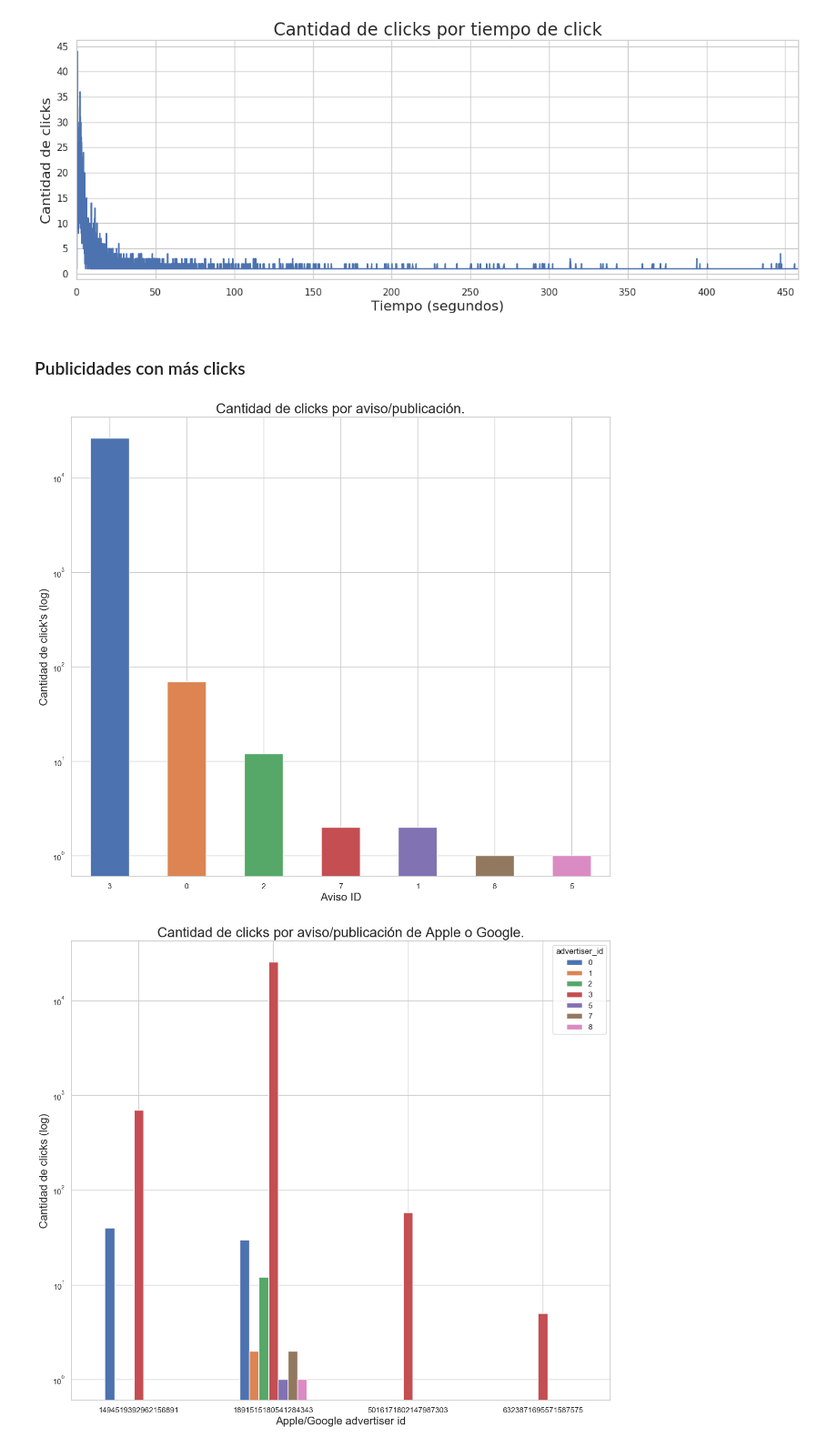
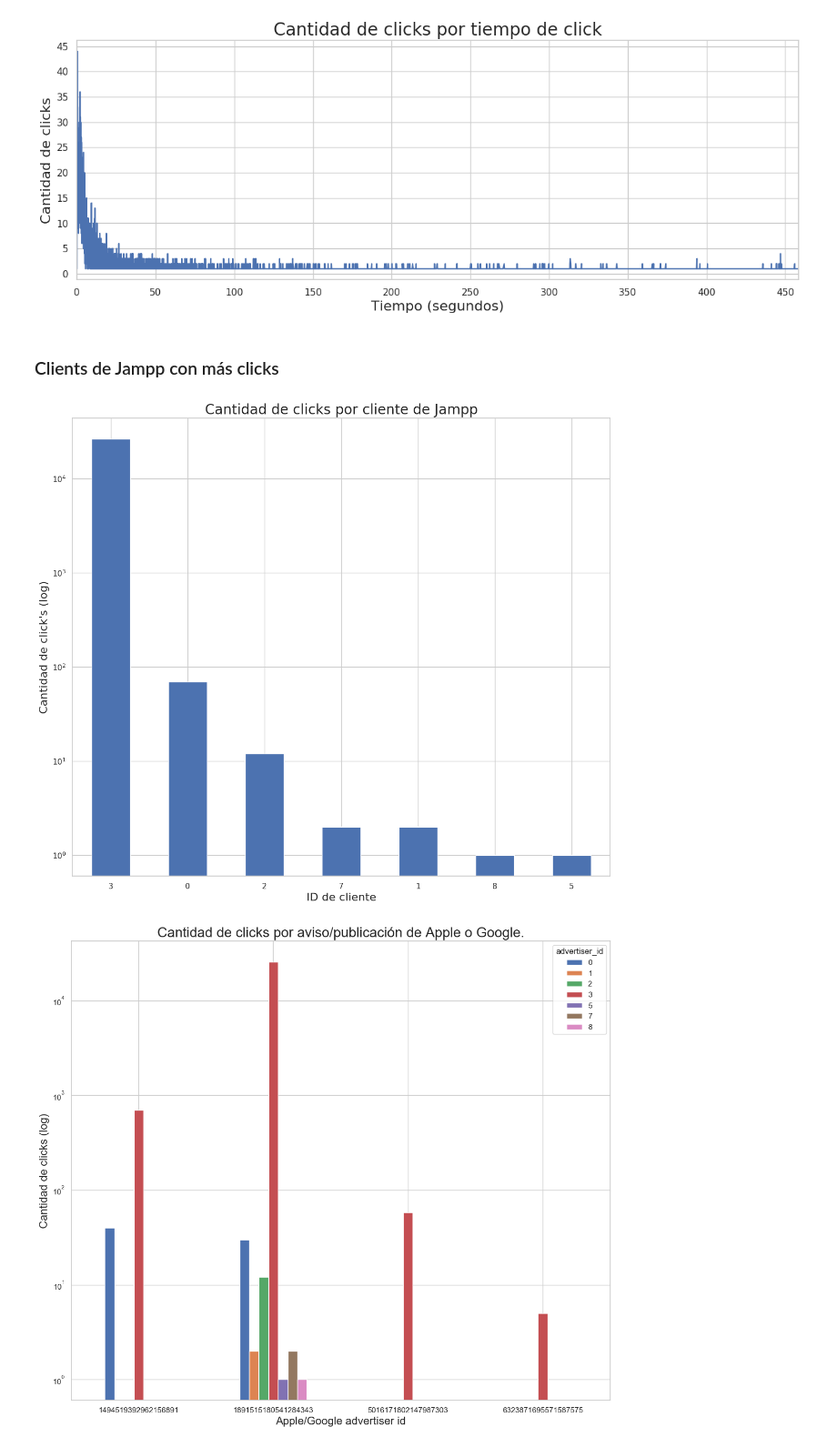
Before and after one commit to alepenaa94/Datos_2019, a Jupyter notebook: Notebook/TP1_Análisis Exploratorio.ipynb, the cells around one changed output. Shown at 91% size. Drawn from its saved outputs; the diff is of its cells as text; code cells hidden in the pictures.

```diff
--- a/Notebook/TP1_Análisis Exploratorio.ipynb
+++ b/Notebook/TP1_Análisis Exploratorio.ipynb
@@ -171,15 +175,15 @@ plt.ylabel("Cantidad de clicks", fontsize=16);
 [figure]
 # %% [markdown]
 <a id='link_4'></a>
-### Publicidades con más clicks
+### Clients de Jampp con más clicks
 # %%
 clicks['advertiser_id'].value_counts().plot(figsize=(14,12),kind='bar',rot=0,logy=True);
 
-plt.title('Cantidad de clicks por aviso/publicación.', size=20)
-plt.xlabel('Aviso ID', fontsize=16)
+plt.title('Cantidad de clicks por cliente de Jampp', size=20)
+plt.xlabel('ID de cliente', fontsize=16)
 plt.ylabel('Cantidad de click\'s (log)', fontsize=16);
 # %% [output]
-[figure, old version]
+[figure, new version]
 # %%
 df =clicks.groupby(['ref_type','advertiser_id']).size().reset_index(name='cantidad')\
     .set_index(['ref_type','advertiser_id']).unstack()
```
Also changed, not shown: parts of 9 cells of this notebook.
